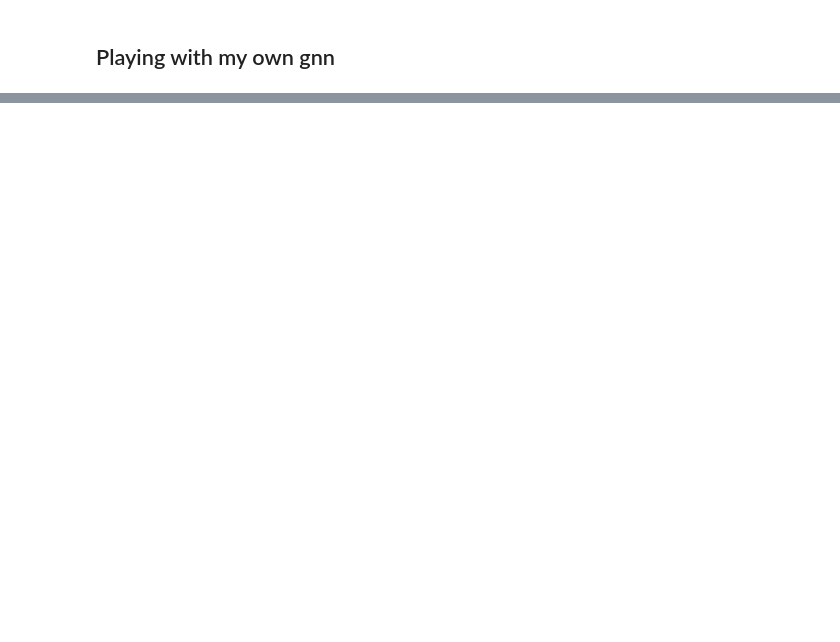
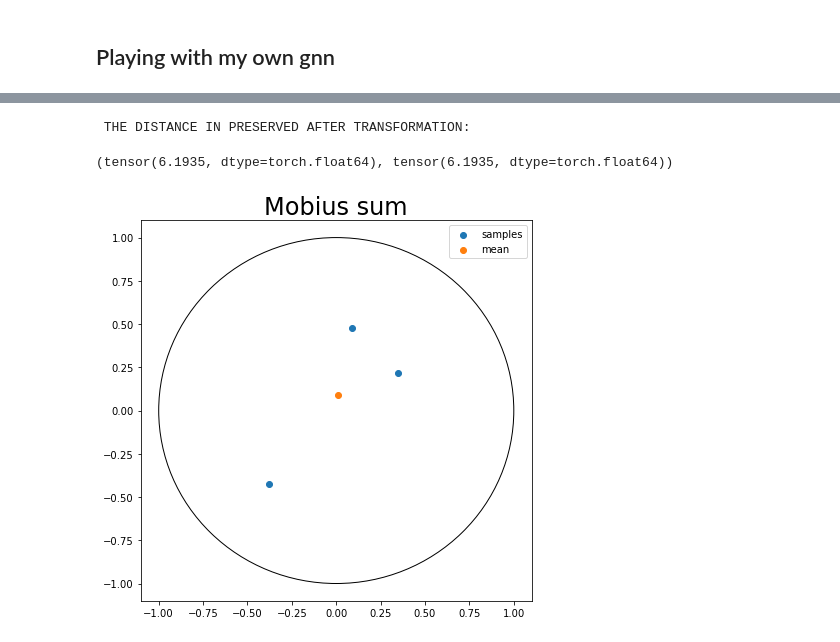
Before and after one commit to GiorgioCerro/hyparticle-net, a Jupyter notebook: playing_with_gnn.ipynb, the cells around one changed output, grey strips where cells are left out. Saved outputs shown, nothing was run; the diff lists cells and outputs as text; code cells hidden in the pictures; blank space fills up the shorter version.

```diff
--- a/playing_with_gnn.ipynb
+++ b/playing_with_gnn.ipynb
@@ -1,16 +0,0 @@
-# %%
-import torch
-import torch.linalg as alg
-from torch_geometric.loader import DataLoader
-import torch.nn.functional as F
-from torch_geometric.nn import SAGEConv, GCNConv, GATConv, HypergraphConv
-
-from dataHandler import ParticleDataset
-from manifold import PoincareBall
-manifold = PoincareBall()
-
-import numpy as np
-from time import time
-import matplotlib.pyplot as plt
-from matplotlib.patches import Circle,ConnectionPatch
-plt.style.use('dark_background')
@@ -417,0 +315,34 @@ plt.show()
+# %%
+data = checking.__getitem__(0)
+matrix = HypGCN(manifold, 3, 2).double()
+x = manifold.lorentz_to_poincare(data.x[:2])
+
+a,b = x[0], x[1]
+x_ = matrix(x, data.edge_index)
+
+print(' THE DISTANCE IN PRESERVED AFTER TRANSFORMATION:')
+manifold.distance(a,b), manifold.distance(x[0],x[1])
+# %% [output]
+ THE DISTANCE IN PRESERVED AFTER TRANSFORMATION:
+(tensor(6.1935, dtype=torch.float64), tensor(6.1935, dtype=torch.float64))
+# %%
+fig, ax = plt.subplots(figsize=(7,7))
+q = torch.tensor([[ 0.3451,  0.2152],
+        [ 0.0890,  0.4795],
+        [-0.3796, -0.4241]])
+
+ax.scatter(q[:,0],q[:,1],label='samples')
+
+log = manifold.logmap(q)
+mean = torch.mean(log,axis=0)
+exp = manifold.expmap(mean)[0]
+ax.scatter(exp[0],exp[1],label='mean')
+
+disk = Circle((0,0),1,color='black',fill=False)
+
+ax.add_patch(disk)
+ax.legend()
+ax.set_title('Mobius sum',fontsize=24)
+plt.show()
+# %% [output]
+[figure, added]
```
Also changed, not shown: parts of 47 cells of this notebook, 8 other files.
